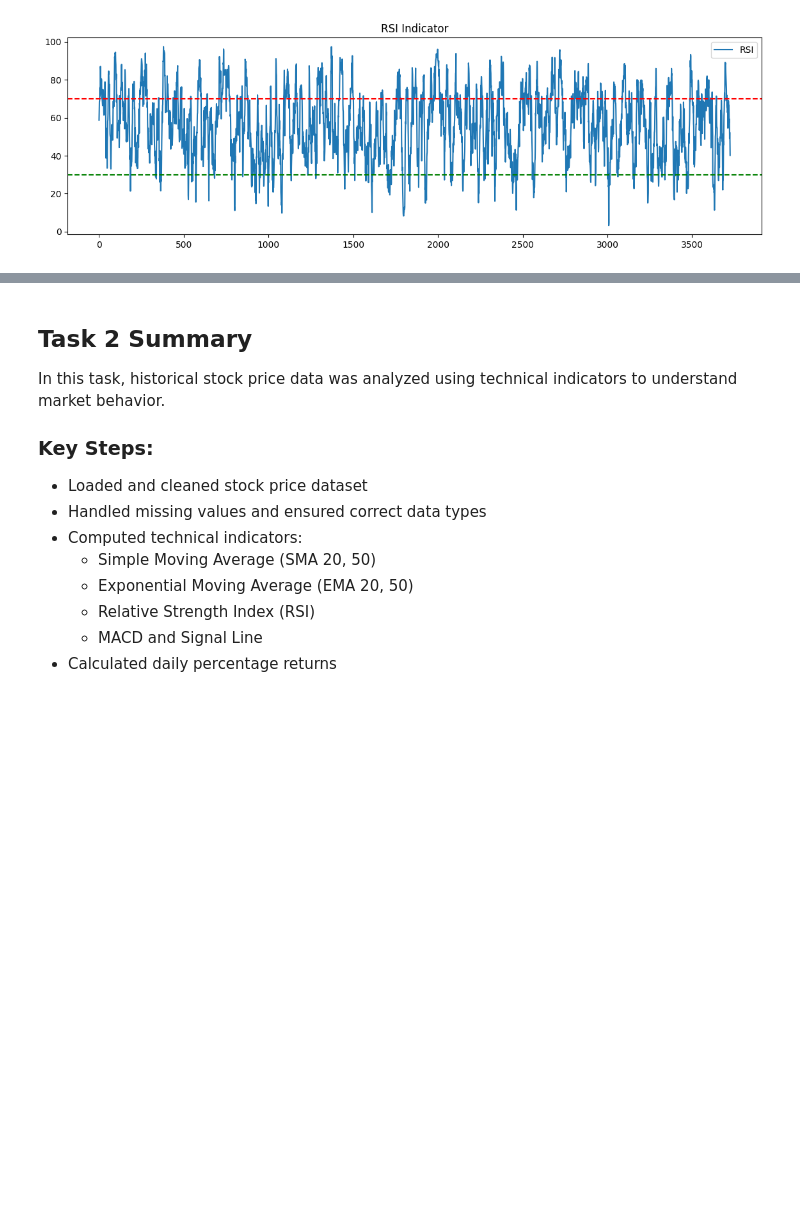
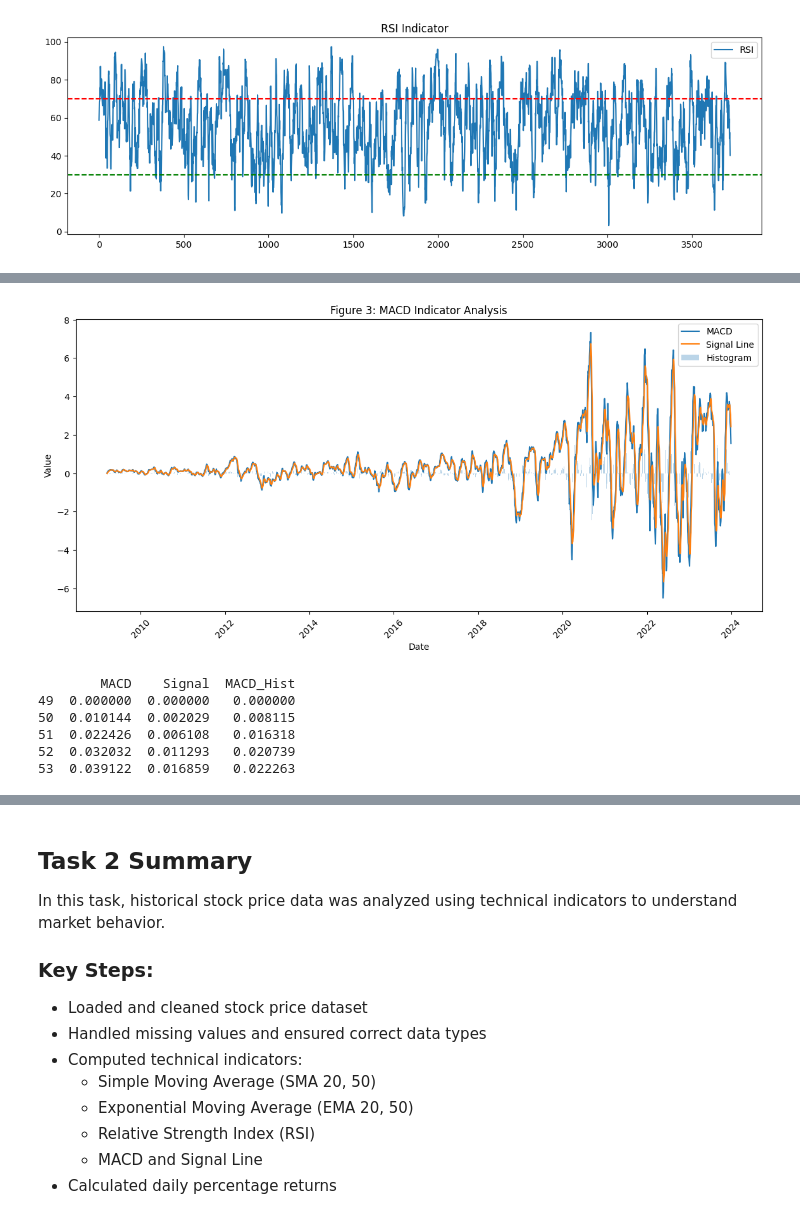
Before and after one commit to Bethabrh/10academy-news-sentiment-analysis, a Jupyter notebook: notebooks/task2_stock_analysis.ipynb, the cells around one changed output, grey strips where cells are left out. Cells and saved outputs as stored; diff of their text form; code cells hidden in the pictures; blank space fills up the shorter version.

Commit message:
final submission: completed tasks 1-3 with all visualizations and fixes

```diff
--- a/notebooks/task2_stock_analysis.ipynb
+++ b/notebooks/task2_stock_analysis.ipynb
@@ -280,0 +295,23 @@ plt.show()
+# %%
+import pandas as pd
+import numpy as np
+
+stock_df = pd.read_csv("../data/raw/AAPL.csv")
+
+stock_df['Date'] = pd.to_datetime(stock_df['Date'])
+
+stock_df['SMA_20'] = stock_df['Close'].rolling(20).mean()
+stock_df['SMA_50'] = stock_df['Close'].rolling(50).mean()
+
+stock_df['EMA_12'] = stock_df['Close'].ewm(span=12, adjust=False).mean()
+stock_df['EMA_26'] = stock_df['Close'].ewm(span=26, adjust=False).mean()
+
+stock_df['MACD'] = stock_df['EMA_12'] - stock_df['EMA_26']
+stock_df['Signal'] = stock_df['MACD'].ewm(span=9, adjust=False).mean()
+stock_df['MACD_Hist'] = stock_df['MACD'] - stock_df['Signal']
+
+stock_df['volatility'] = stock_df['Close'].pct_change().rolling(20).std()
+
+stock_df.dropna(inplace=True)
+
+stock_df.head()
@@ -280,0 +325,17 @@ plt.show()
+# %%
+plt.figure(figsize=(14,6))
+
+plt.plot(stock_df['Date'], stock_df['MACD'], label='MACD')
+plt.plot(stock_df['Date'], stock_df['Signal'], label='Signal Line')
+
+plt.bar(stock_df['Date'], stock_df['MACD_Hist'], label='Histogram', alpha=0.3)
+
+plt.title("Figure 3: MACD Indicator Analysis")
+plt.xlabel("Date")
+plt.ylabel("Value")
+plt.legend()
+plt.xticks(rotation=45)
+
+plt.show()
+# %% [output]
+[figure, added]
@@ -280,0 +360,9 @@ plt.show()
+# %%
+print(stock_df[['MACD', 'Signal', 'MACD_Hist']].head())
+# %% [output]
+        MACD    Signal  MACD_Hist
+49  0.000000  0.000000   0.000000
+50  0.010144  0.002029   0.008115
+51  0.022426  0.006108   0.016318
+52  0.032032  0.011293   0.020739
+53  0.039122  0.016859   0.022263
```
Also changed, not shown: parts of 14 cells of this notebook, 3 other files.
